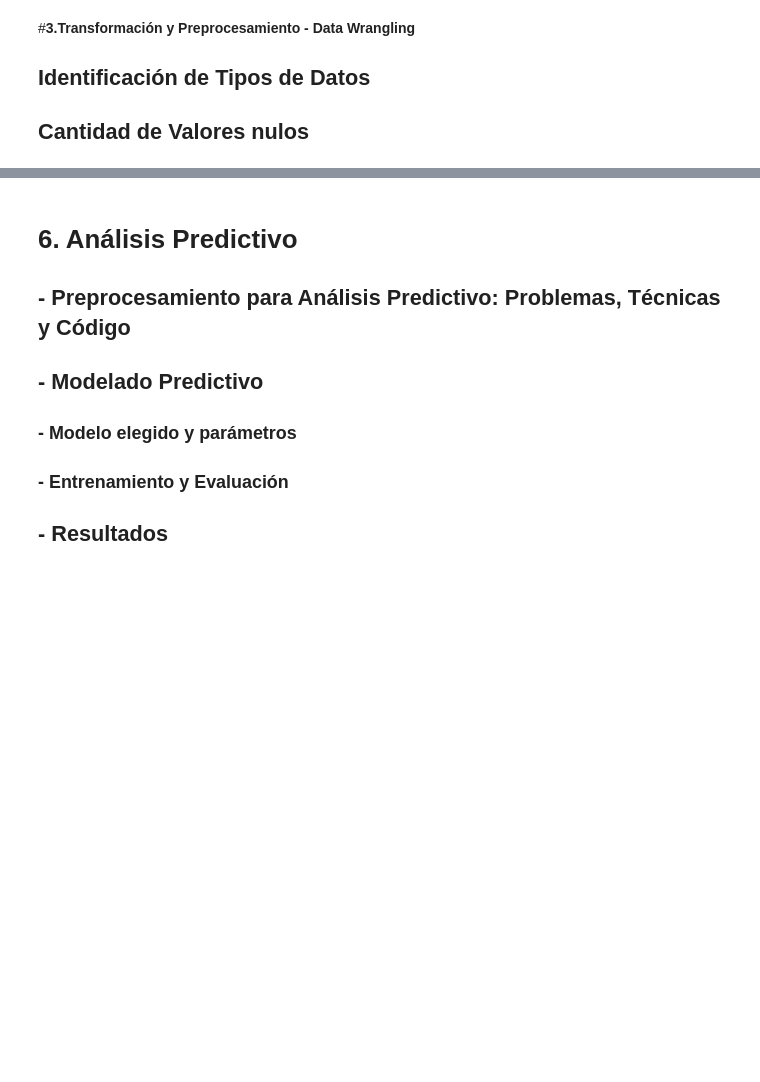
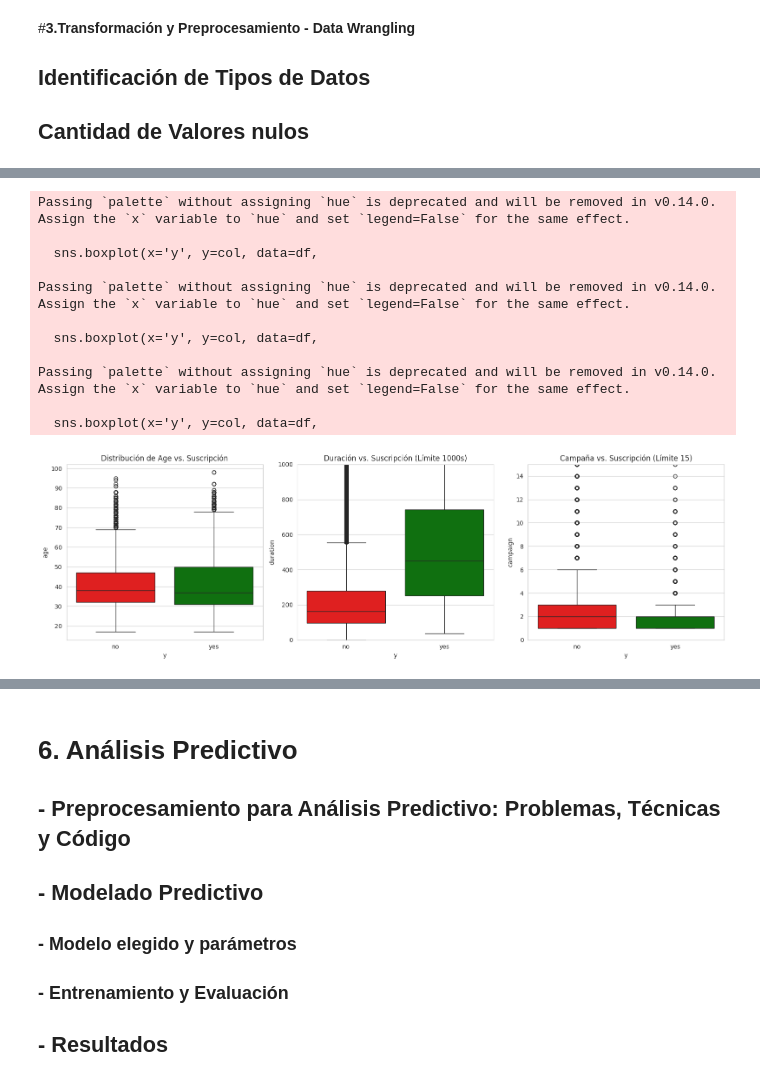
Before and after one commit to bidallei/MIAAD-UACJ, a Jupyter notebook: ProyectoFinalProgADAP_263150.ipynb, the cells around one changed output, grey strips where cells are left out. Saved outputs shown, nothing was run; the diff lists cells and outputs as text; code cells hidden in the pictures; blank space fills up the shorter version.

```diff
--- a/ProyectoFinalProgADAP_263150.ipynb
+++ b/ProyectoFinalProgADAP_263150.ipynb
@@ -77,0 +281,38 @@ FileNotFoundError: [Errno 2] No such file or directory: '/content/drive/MyDrive/
+# %%
+# Variables numéricas clave para comparar
+numeric_cols_to_plot = ['age', 'duration', 'campaign']
+
+plt.figure(figsize=(16, 5))
+
+for i, col in enumerate(numeric_cols_to_plot):
+    plt.subplot(1, 3, i + 1)
+
+    # Crear el boxplot agrupado por 'y'
+    sns.boxplot(x='y', y=col, data=df,
+                palette={'yes': 'green', 'no': 'red'})
+
+    # Añadir límites para reducir el impacto de los outliers y mejorar la lectura
+    if col == 'duration':
+        plt.ylim(0, 1000) # Se limita a ~16 minutos para visualizar la densidad
+        plt.title('Duración vs. Suscripción (Límite 1000s)')
+    elif col == 'campaign':
+        plt.ylim(0, 15) # Se limita a 15 contactos
+        plt.title('Campaña vs. Suscripción (Límite 15)')
+    else:
+        plt.title(f'Distribución de {col.capitalize()} vs. Suscripción')
+
+plt.tight_layout()
+plt.show()
+# %% [output]
+Passing `palette` without assigning `hue` is deprecated and will be removed in v0.14.0. Assign the `x` variable to `hue` and set `legend=False` for the same effect.
+
+  sns.boxplot(x='y', y=col, data=df,
+
+Passing `palette` without assigning `hue` is deprecated and will be removed in v0.14.0. Assign the `x` variable to `hue` and set `legend=False` for the same effect.
+
+  sns.boxplot(x='y', y=col, data=df,
+
+Passing `palette` without assigning `hue` is deprecated and will be removed in v0.14.0. Assign the `x` variable to `hue` and set `legend=False` for the same effect.
+
+  sns.boxplot(x='y', y=col, data=df,
+[figure, added]
```
Also changed, not shown: parts of 25 cells of this notebook.
